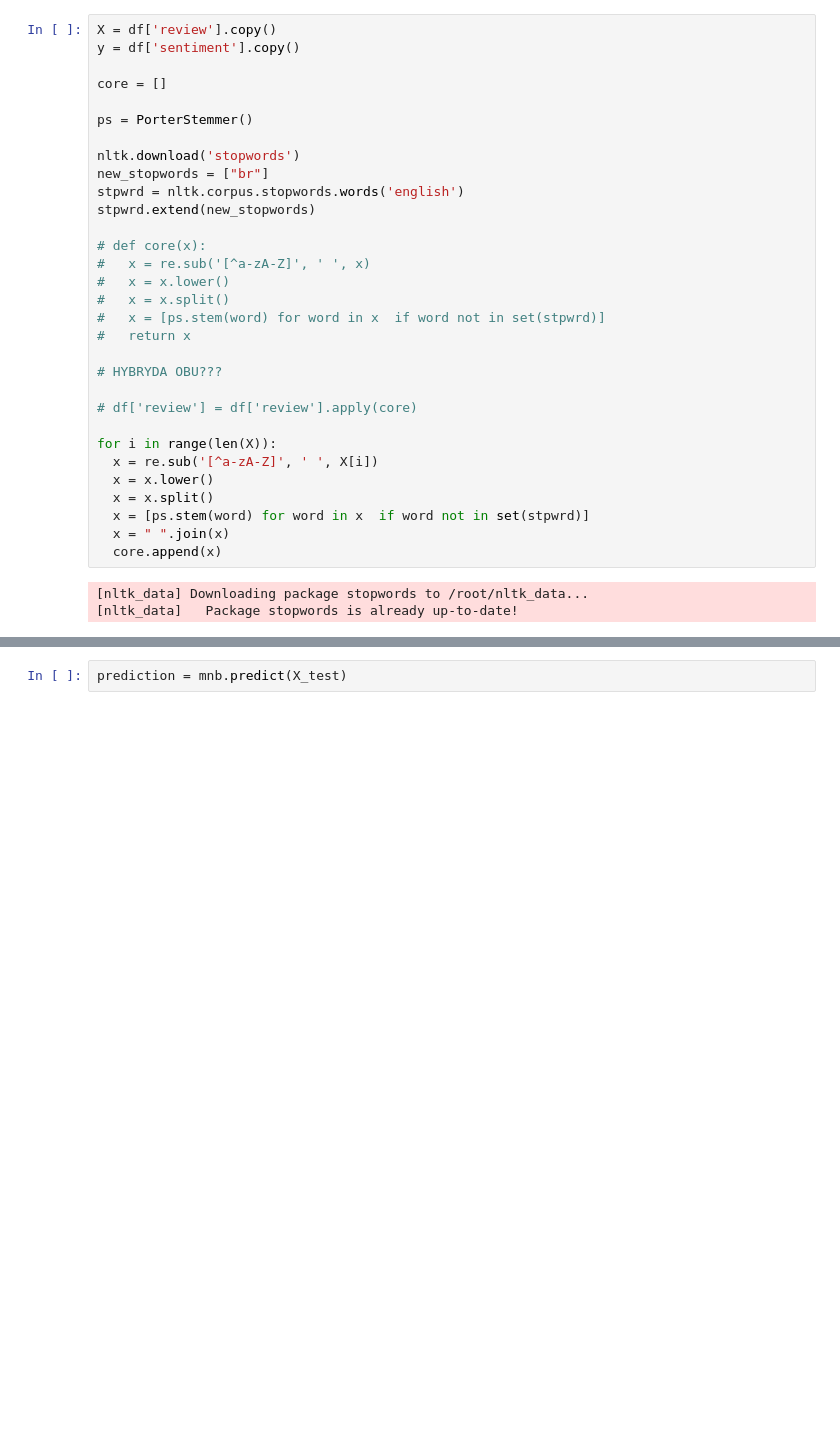
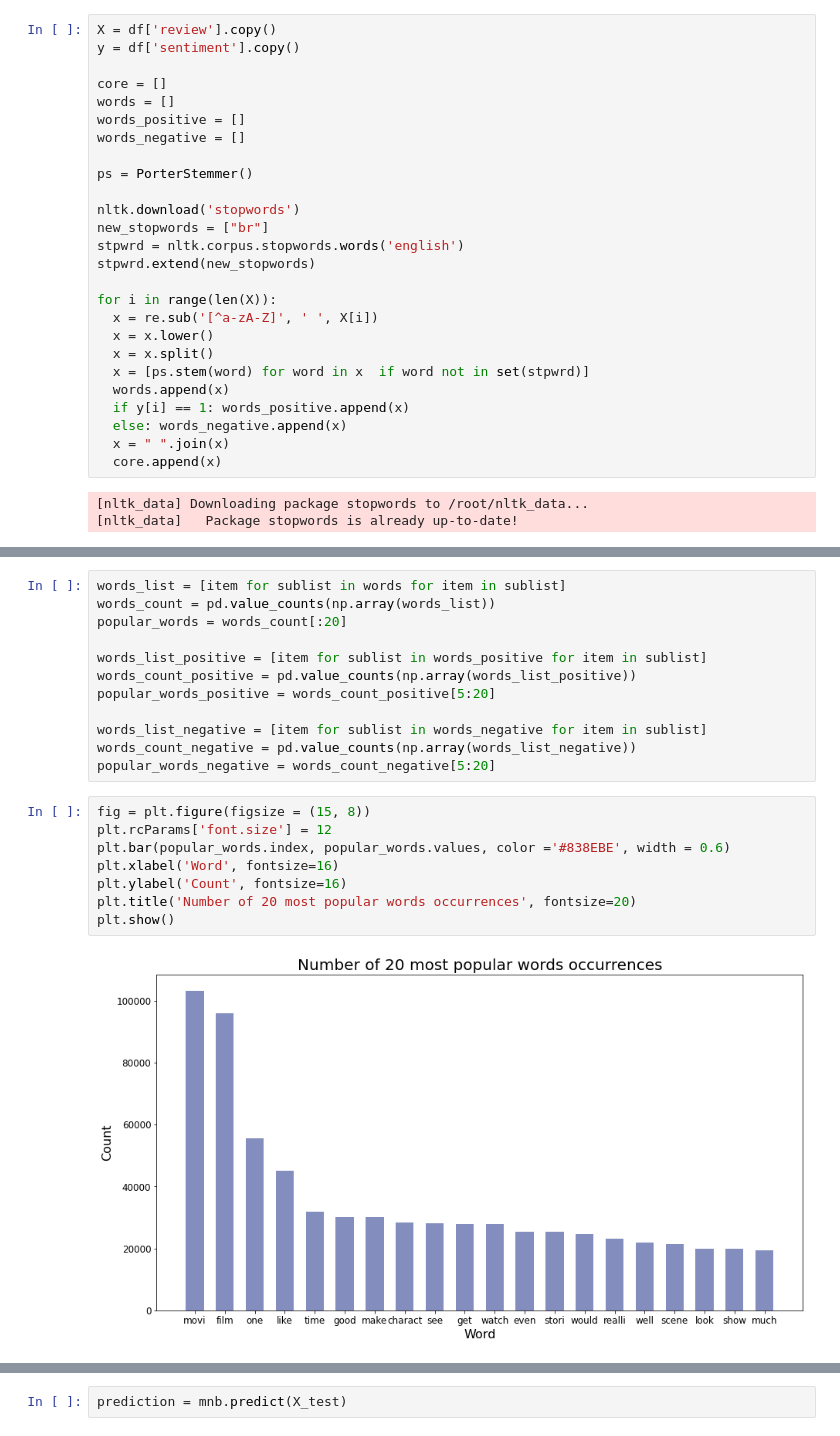
Before and after one commit to bart-kra/Python, a Jupyter notebook: imdb.ipynb, the cells around one changed output, grey strips where cells are left out. Saved outputs shown, nothing was run; the diff lists cells and outputs as text; blank space fills up the shorter version.

```diff
--- a/imdb.ipynb
+++ b/imdb.ipynb
@@ -93,6 +104,9 @@ X = df['review'].copy()
 y = df['sentiment'].copy()
 
 core = []
+words = []
+words_positive = []
+words_negative = []
 
 ps = PorterStemmer()
 
@@ -101,22 +115,14 @@ new_stopwords = ["br"]
 stpwrd = nltk.corpus.stopwords.words('english')
 stpwrd.extend(new_stopwords)
 
-# def core(x):
-#   x = re.sub('[^a-zA-Z]', ' ', x)
-#   x = x.lower()
-#   x = x.split()
-#   x = [ps.stem(word) for word in x  if word not in set(stpwrd)]
-#   return x
-
-# HYBRYDA OBU???
-
-# df['review'] = df['review'].apply(core)
-
 for i in range(len(X)):
   x = re.sub('[^a-zA-Z]', ' ', X[i])
   x = x.lower()
   x = x.split()
   x = [ps.stem(word) for word in x  if word not in set(stpwrd)]
+  words.append(x)
+  if y[i] == 1: words_positive.append(x)
+  else: words_negative.append(x)
   x = " ".join(x)
   core.append(x)
 # %% [output]
@@ -124,0 +141,22 @@ for i in range(len(X)):
+# %%
+words_list = [item for sublist in words for item in sublist]
+words_count = pd.value_counts(np.array(words_list))
+popular_words = words_count[:20]
+
+words_list_positive = [item for sublist in words_positive for item in sublist]
+words_count_positive = pd.value_counts(np.array(words_list_positive))
+popular_words_positive = words_count_positive[5:20]
+
+words_list_negative = [item for sublist in words_negative for item in sublist]
+words_count_negative = pd.value_counts(np.array(words_list_negative))
+popular_words_negative = words_count_negative[5:20]
+# %%
+fig = plt.figure(figsize = (15, 8))
+plt.rcParams['font.size'] = 12
+plt.bar(popular_words.index, popular_words.values, color ='#838EBE', width = 0.6)
+plt.xlabel('Word', fontsize=16)
+plt.ylabel('Count', fontsize=16)
+plt.title('Number of 20 most popular words occurrences', fontsize=20)
+plt.show()
+# %% [output]
+[figure, added]
```
Also changed, not shown: parts of 35 cells of this notebook.
